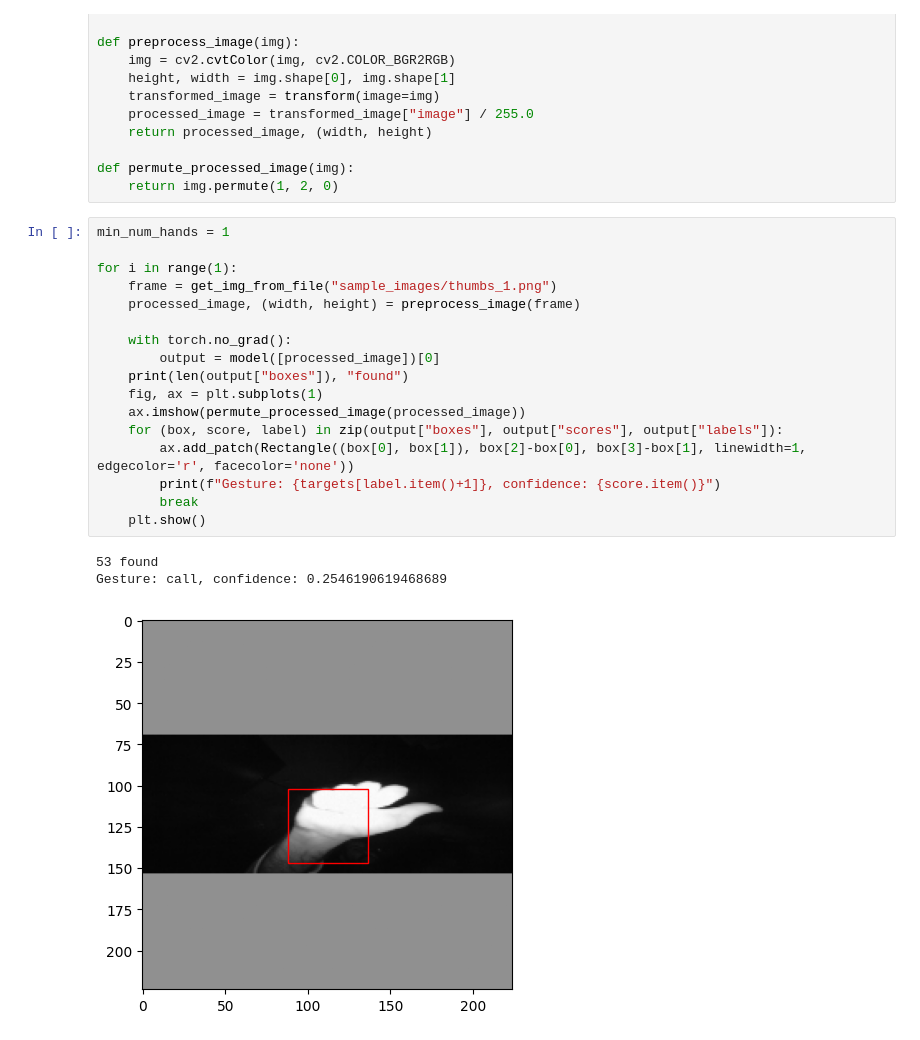
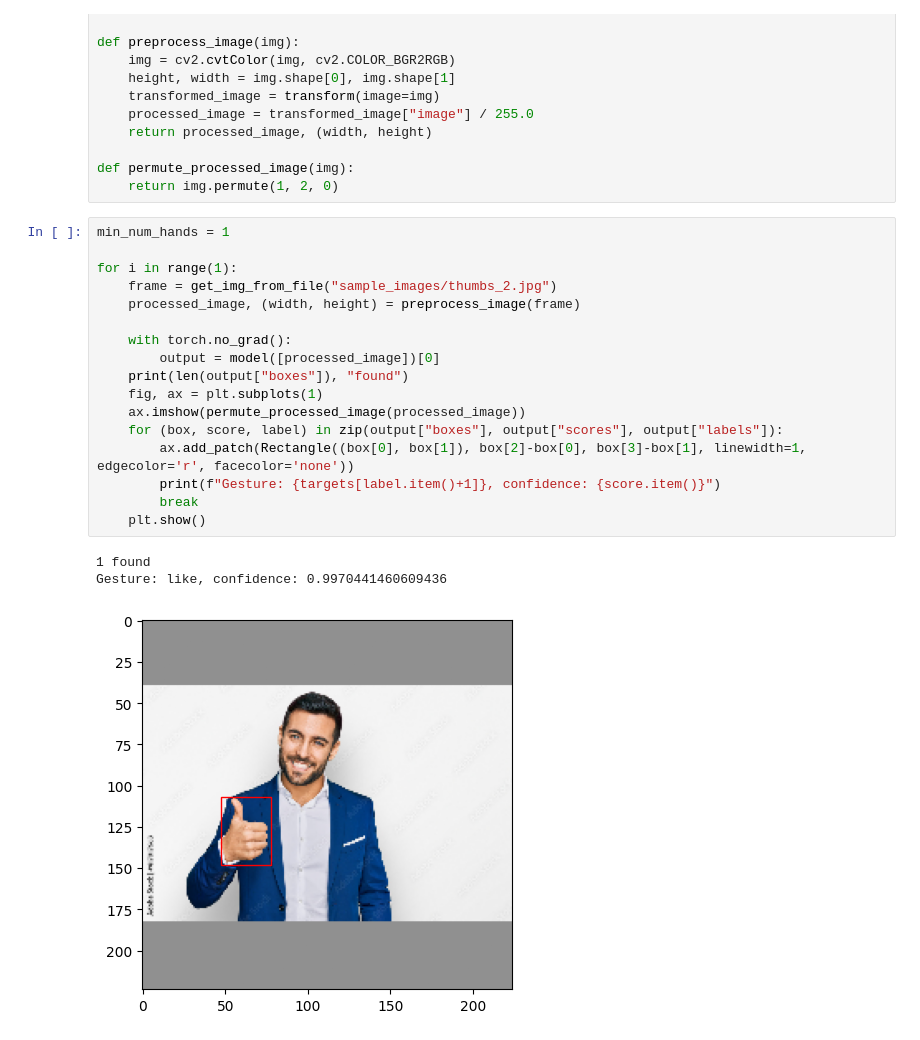
Before and after one commit to fortune-max/M4-final-hand-gesture-recognition, a Jupyter notebook: recognition.ipynb, the cells around one changed output. Drawn from its saved outputs; the diff is of its cells as text.

```diff
--- a/recognition.ipynb
+++ b/recognition.ipynb
@@ -75,21 +75,21 @@ def permute_processed_image(img):
 # %%
 min_num_hands = 1
 
 for i in range(1):
-    frame = get_img_from_file("sample_images/thumbs_1.png")
+    frame = get_img_from_file("sample_images/thumbs_2.jpg")
     processed_image, (width, height) = preprocess_image(frame)
 
     with torch.no_grad():
         output = model([processed_image])[0]
     print(len(output["boxes"]), "found")
     fig, ax = plt.subplots(1)
     ax.imshow(permute_processed_image(processed_image))
     for (box, score, label) in zip(output["boxes"], output["scores"], output["labels"]):
         ax.add_patch(Rectangle((box[0], box[1]), box[2]-box[0], box[3]-box[1], linewidth=1, edgecolor='r', facecolor='none'))
         print(f"Gesture: {targets[label.item()+1]}, confidence: {score.item()}")
         break
     plt.show()
 # %% [output]
-53 found
-Gesture: call, confidence: 0.2546190619468689
+1 found
+Gesture: like, confidence: 0.9970441460609436
-[figure, old version]
+[figure, new version]
```
Also changed, not shown: parts of 3 cells of this notebook.
